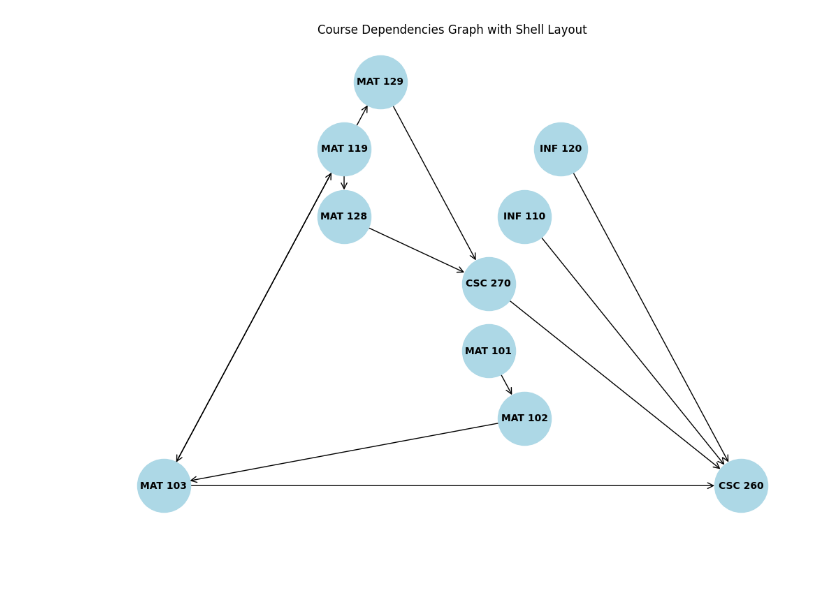
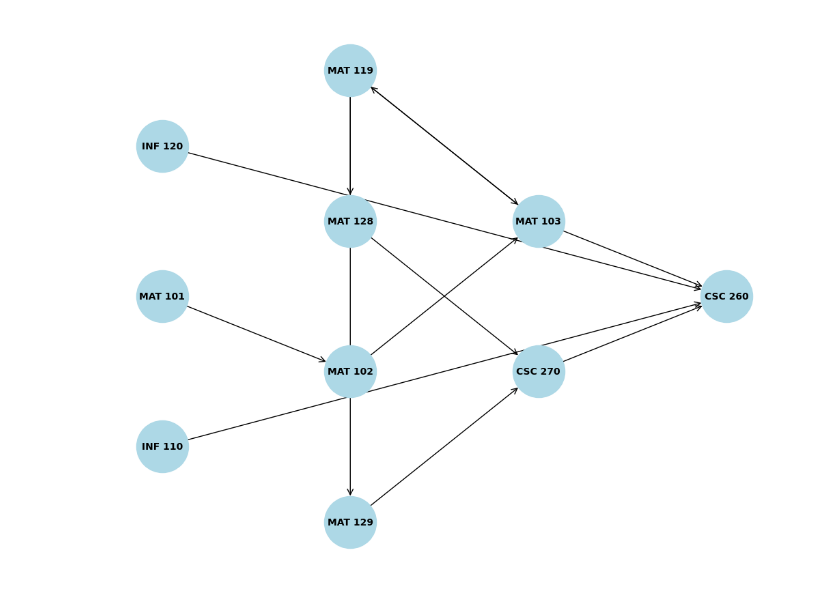
Before and after one commit to TempGaurab/deployment, a Jupyter notebook: graphing.ipynb, the cells around one changed output. Saved outputs shown, nothing was run; the diff lists cells and outputs as text; code cells hidden in the pictures; blank space fills up the shorter version.

```diff
--- a/graphing.ipynb
+++ b/graphing.ipynb
@@ -14,21 +9,25 @@ G
-# %%
-for course, prerequisites in data.items():
-    for prereq in prerequisites:
-        G.add_edge(prereq, course)
-# %%
-# Print the contents of G (edges)
-edges = list(G.edges())
-G = nx.DiGraph()
-G.add_edges_from(edges)
-# %%
-pos = nx.planar_layout(G)
-# %%
-# Plot the graph
-plt.figure(figsize=(10, 7))
-nx.draw(G, pos, with_labels=True, node_color='lightblue', node_size=3000,
-        font_size=10, font_weight='bold', arrows=True, arrowstyle='->', arrowsize=15)
-
-plt.title('Course Dependencies Graph with Shell Layout')
-plt.show()
-# %% [output]
-[figure, removed]
+# %%
+def generate_graph(data):
+    # Initialize a directed graph and add edges based on the provided data
+    G = nx.DiGraph()
+
+    # Add edges directly from the data dictionary
+    for course, prerequisites in data.items():
+        G.add_edges_from((prereq, course) for prereq in prerequisites)
+
+    # Assign a 'layer' attribute to each node based on the number of prerequisites
+    for course, prerequisites in data.items():
+        G.nodes[course]['subset'] = len(prerequisites)
+        for prereq in prerequisites:
+            G.nodes[prereq]['subset'] = G.nodes[prereq].get('subset', 0)
+
+    # Draw the graph
+    plt.figure(figsize=(10, 8))
+    pos = nx.multipartite_layout(G, subset_key='subset')  # Create the top-to-bottom layout
+    nx.draw(G, pos, with_labels=True, node_color='lightblue', node_size=3000,
+            font_size=10, font_weight='bold', arrows=True, arrowstyle='->', arrowsize=15)
+    plt.show()
+# %%
+generate_graph(data)
+# %% [output]
+[figure, added]
```
Also changed, not shown: parts of 1 cell of this notebook, 1 other file.
